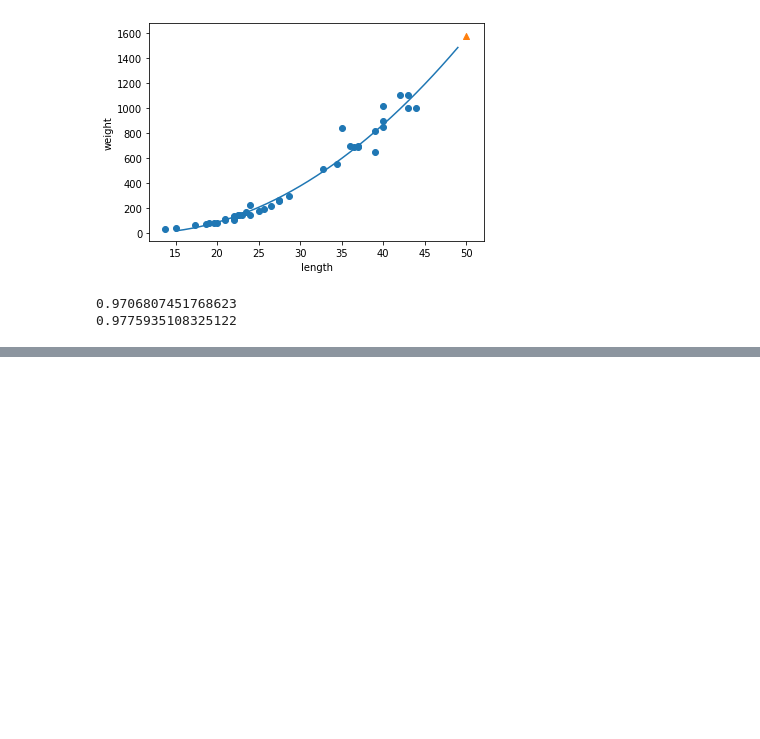
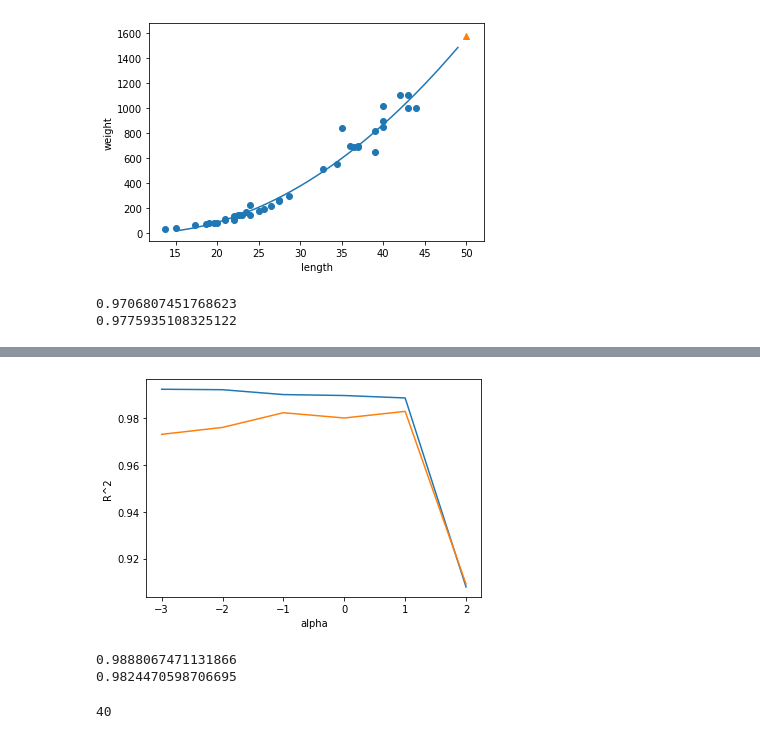
Before and after one commit to casper4523/Machin-learning-Deep-learning, a Jupyter notebook: Chap03.ipynb, the cells around one changed output, grey strips where cells are left out. Cells and saved outputs as stored; diff of their text form; code cells hidden in the pictures; blank space fills up the shorter version.

```diff
--- a/Chap03.ipynb
+++ b/Chap03.ipynb
@@ -318,0 +513,36 @@ print(lr.score(test_poly, test_target))
+# %%
+#마찬가지로 alpha값찾기
+
+train_score =[]
+test_score =[]
+
+alpah_list = [0.001, 0.01, 0.1, 1, 10, 100]
+
+for alpha in alpha_list:
+    lasso = Lasso(alpha=alpha, max_iter=10000)
+    lasso.fit(train_scaled, train_target)
+    train_score.append(lasso.score(train_scaled, train_target))
+    test_score.append(lasso.score(test_scaled, test_target))
+# %%
+#그림을 통해 이를 찾기
+plt.plot(np.log10(alpah_list), train_score)
+plt.plot(np.log10(alpah_list), test_score)
+plt.xlabel('alpha')
+plt.ylabel('R^2')
+plt.show()
+#1일 경우 가장 좋은 형태를 보임
+# %% [output]
+[figure, added]
+# %%
+lasso= Lasso(alpha=10)
+lasso.fit(train_scaled, train_target)
+print(lasso.score(train_scaled, train_target))
+print(lasso.score(test_scaled, test_target))
+# %% [output]
+0.9888067471131866
+0.9824470598706695
+# %%
+#lasso 계수가 0인것들
+print(np.sum(lasso.coef_==0))
+# %% [output]
+40
```
Also changed, not shown: parts of 19 cells of this notebook.
